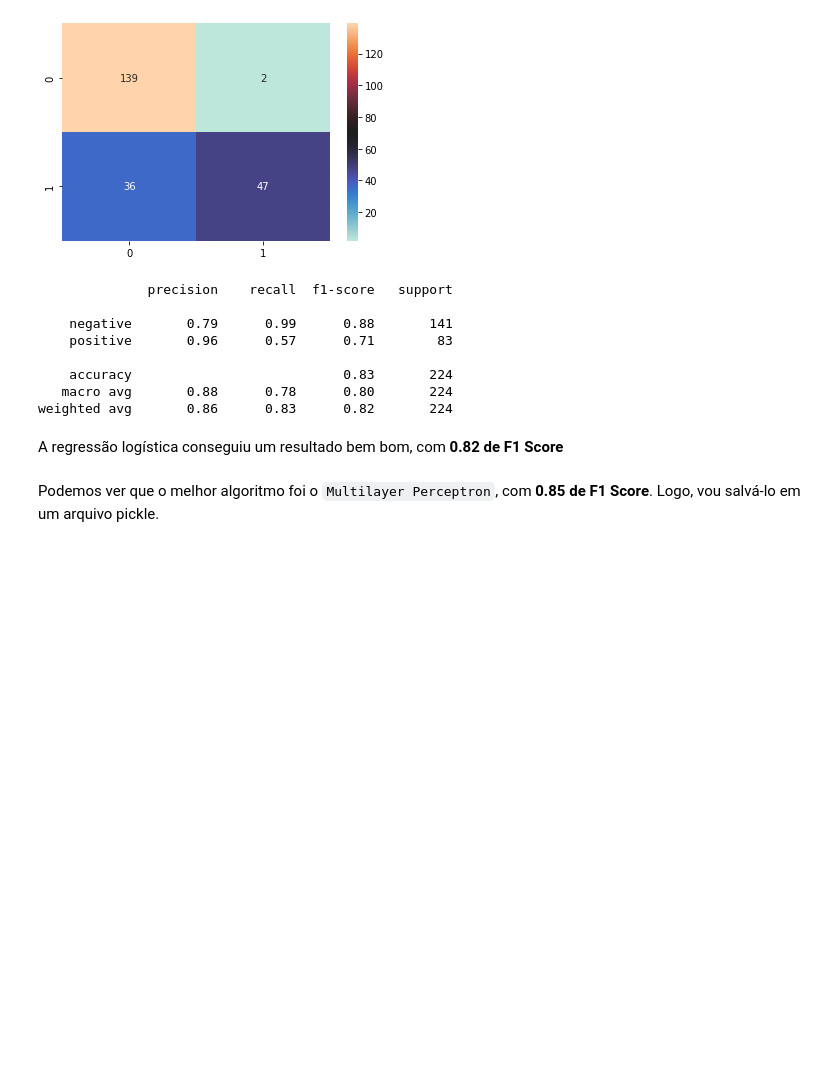
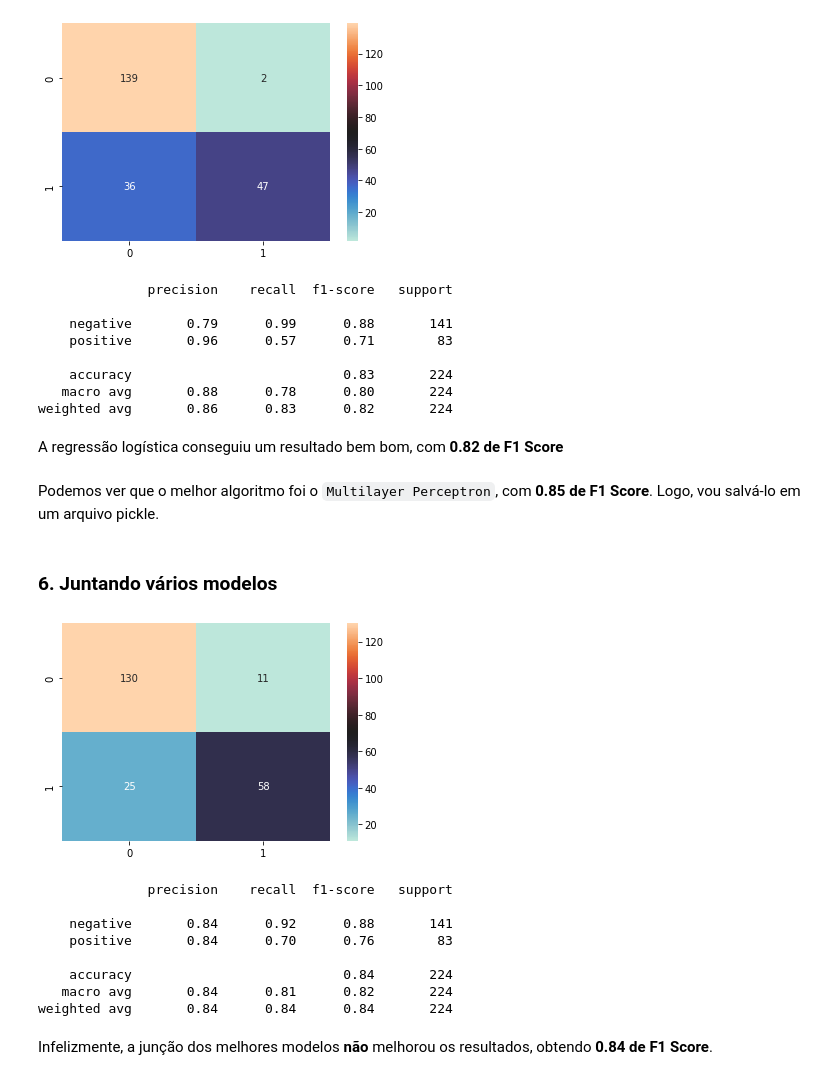
Before and after one commit to macedoti13/Election-Tweets-Sentiment-Analysis, a Jupyter notebook: final.ipynb, the cells around one changed output. Saved outputs shown, nothing was run; the diff lists cells and outputs as text; code cells hidden in the pictures; blank space fills up the shorter version.

Commit message:
stacking

```diff
--- a/final.ipynb
+++ b/final.ipynb
@@ -420,3 +420,32 @@ A regressão logística conseguiu um resultado bem bom, com **0.82 de F1 Score**
 Podemos ver que o melhor algoritmo foi o  `Multilayer Perceptron`, com **0.85 de F1 Score**. Logo, vou salvá-lo em um arquivo pickle.
 # %%
 pickle.dump(pipeline_mlp, open('neural_network.pkl', 'wb'))
+# %% [markdown]
+### 6. Juntando vários modelos
+# %%
+estimators = [
+    ('mlp', MLPClassifier()),
+    ('lr', LogisticRegression()),
+    ('knn', KNeighborsClassifier())
+]
+
+pipeline_stack = Pipeline([
+    ('tfidf', TfidfVectorizer(tokenizer=tokenize)),
+    ('stack', StackingClassifier(estimators=estimators))
+])
+
+pipeline_stack.fit(X_train, y_train)
+y_pred = pipeline_stack.predict(X_test)
+plot_results(y_test, y_pred)
+# %% [output]
+[figure, added]
+              precision    recall  f1-score   support
+
+    negative       0.84      0.92      0.88       141
+    positive       0.84      0.70      0.76        83
+
+    accuracy                           0.84       224
+   macro avg       0.84      0.81      0.82       224
+weighted avg       0.84      0.84      0.84       224
+# %% [markdown]
+Infelizmente, a junção dos melhores modelos **não** melhorou os resultados, obtendo **0.84 de F1 Score**.
```
Also changed, not shown: parts of 1 cell of this notebook.
